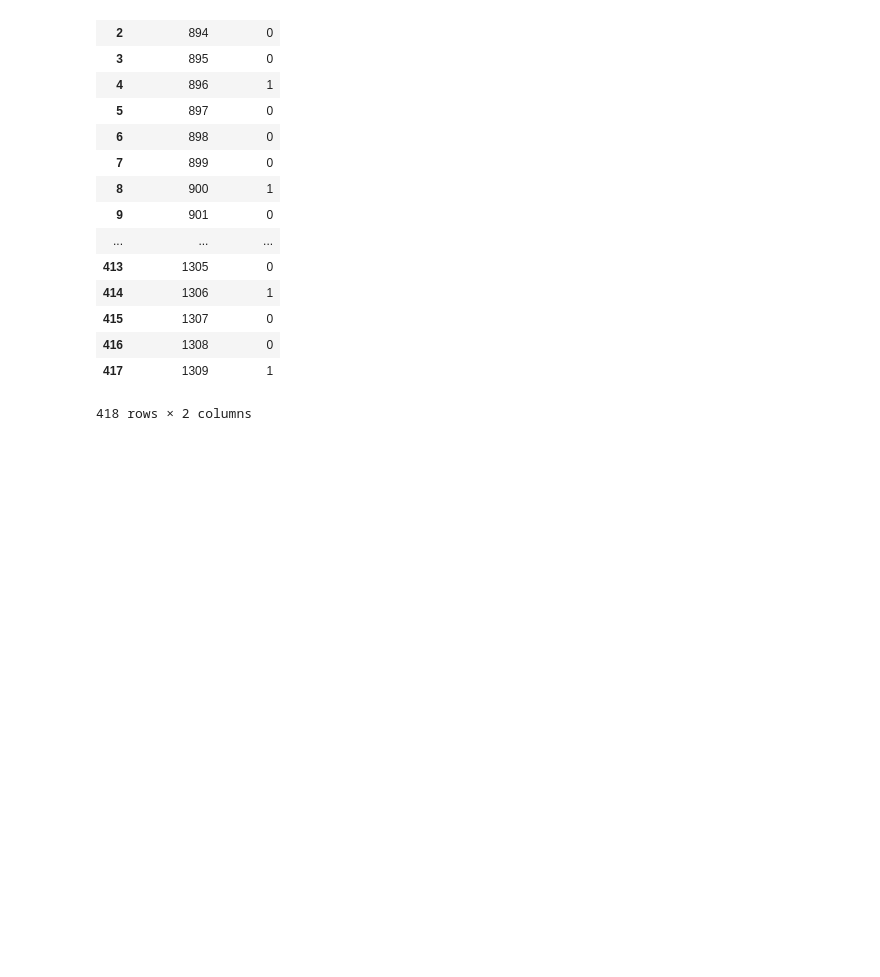
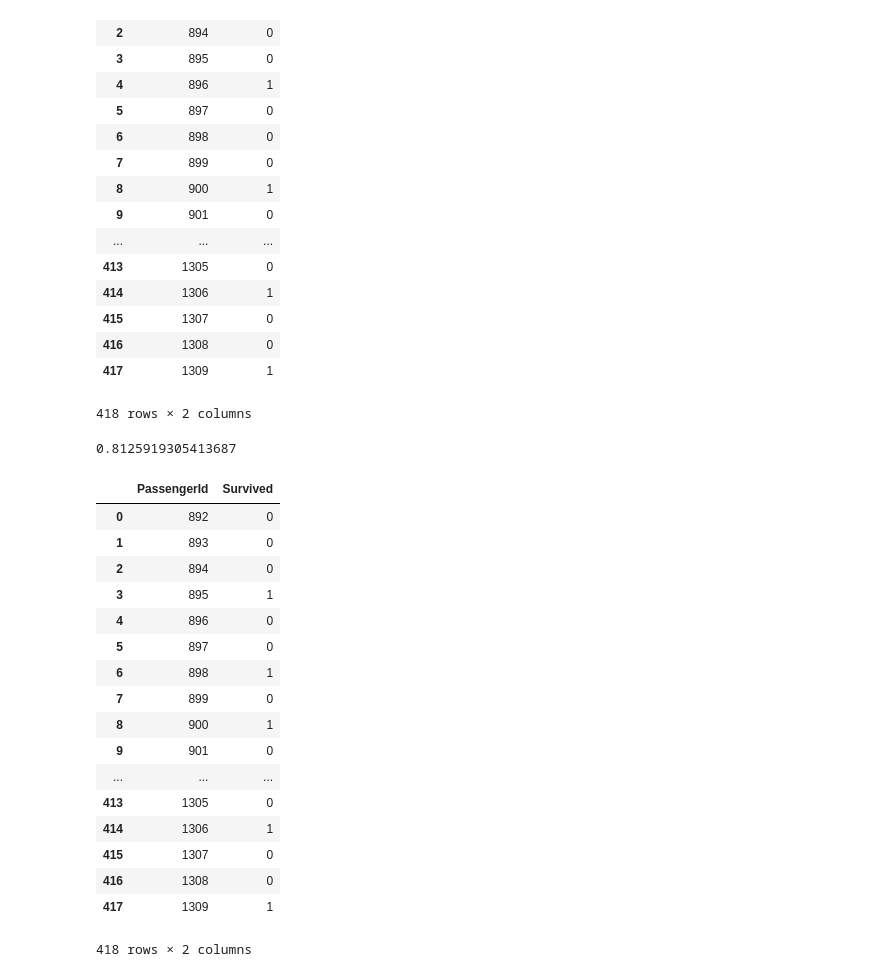
Before and after one commit to grand-coder/ML520, a Jupyter notebook: titanic.ipynb, the cells around one changed output. Saved outputs shown, nothing was run; the diff lists cells and outputs as text; code cells hidden in the pictures; blank space fills up the shorter version.

```diff
--- a/titanic.ipynb
+++ b/titanic.ipynb
@@ -431,3 +431,43 @@ df
 | 416 | 1308 | 0 |
 | 417 | 1309 | 1 |
 418 rows × 2 columns
+# %%
+from sklearn.preprocessing import MinMaxScaler
+scaler = MinMaxScaler()
+x_train_scale = scaler.fit_transform(x_train)
+x_test_scale = scaler.transform(x_test)
+# %%
+from sklearn.neighbors import KNeighborsClassifier
+clf = KNeighborsClassifier(n_neighbors=6)
+np.average(cross_val_score(clf, x_train_scale, y_train, cv=10))
+# %% [output]
+0.8125919305413687
+# %%
+# 確定參數
+clf = KNeighborsClassifier(n_neighbors=6)
+clf.fit(x_train_scale, y_train)
+pre = clf.predict(x_test_scale)
+df = pd.DataFrame()
+df["PassengerId"] = pid
+df["Survived"] = pre
+df.to_csv("titanic_knn.csv", encoding="utf-8", index=False)
+df
+# %% [output]
+|  | PassengerId | Survived |
+| 0 | 892 | 0 |
+| 1 | 893 | 0 |
+| 2 | 894 | 0 |
+| 3 | 895 | 1 |
+| 4 | 896 | 0 |
+| 5 | 897 | 0 |
+| 6 | 898 | 1 |
+| 7 | 899 | 0 |
+| 8 | 900 | 1 |
+| 9 | 901 | 0 |
+| ... | ... | ... |
+| 413 | 1305 | 0 |
+| 414 | 1306 | 1 |
+| 415 | 1307 | 0 |
+| 416 | 1308 | 0 |
+| 417 | 1309 | 1 |
+418 rows × 2 columns
```
